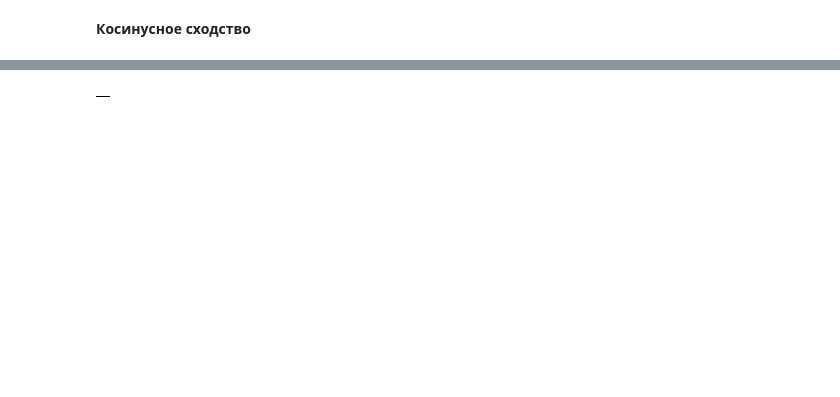
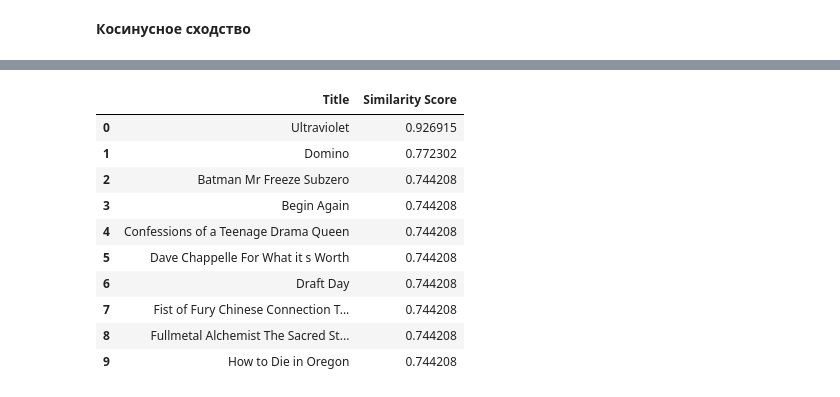
Before and after one commit to Aidar180406/ML_recommend, a Jupyter notebook: movies-recommendation-system.ipynb, the cells around one changed output, grey strips where cells are left out. Saved outputs shown, nothing was run; the diff lists cells and outputs as text; code cells hidden in the pictures; blank space fills up the shorter version.

```diff
--- a/movies-recommendation-system.ipynb
+++ b/movies-recommendation-system.ipynb
@@ -174,5 +271,4 @@ df=movie_data.copy()
 df.dropna(inplace=True)
 df.reset_index(drop=True,inplace=True)
 # %%
-df.drop(columns=["genres"],axis=1,inplace=True)
 df.drop(index=df[df["rating"]==0].index,inplace=True)
@@ -194,0 +301,11 @@ df.head()
+# %%
+def move_the_to_front(title):
+    if title.endswith(' The'):
+        return 'The ' + title[:-4]
+    if title.endswith(' A'):
+        return 'A ' + title[:-2]
+    if title.endswith(' An'):
+        return 'An ' + title[:-3]
+    return title
+
+df['title'] = df['title'].apply(move_the_to_front)
@@ -936,29 +1203,33 @@ users_pivot2
 # %%
-def recommend(movies_name):
-    if movies_name not in users_pivot2.index:
-        return f"Фильм '{movies_name}' не найден в базе рекомендаций."
+def recommend(movie_name):
+    if movie_name not in users_pivot2.index:
+        return f"Фильм '{movie_name}' не найден в базе рекомендаций."
 
-    index = np.where(users_pivot2.index == movies_name)[0][0]
-
-    similar_movies = sorted(list(enumerate(similarity_score[index])), key=lambda x: x[1], reverse=True)[1:11]
+    index = np.where(users_pivot2.index == movie_name)[0][0]
+    similar_movies = sorted(
+        list(enumerate(similarity_score[index])),
+        key=lambda x: x[1], reverse=True
+    )[1:11]
 
     data = []
-
     for i in similar_movies:
-        movie_title = users_pivot2.index[i[0]]
-        score = i[1]
-
-        temp_df = movies[movies['title'] == movie_title]
-
-        if not temp_df.empty:
-
-            data.append({
-                "Title": movie_title,
-                "Similarity Score": score
-            })
+        data.append({
+            "Title": users_pivot2.index[i[0]],
+            "Similarity Score": i[1]
+        })
 
     return pd.DataFrame(data)
 # %%
-recommend("10 000 BC 2008")
+recommend("10 000 BC")
 # %% [output]
-|  |
+|  | Title | Similarity Score |
+| 0 | Ultraviolet | 0.926915 |
+| 1 | Domino | 0.772302 |
+| 2 | Batman Mr Freeze Subzero | 0.744208 |
+| 3 | Begin Again | 0.744208 |
+| 4 | Confessions of a Teenage Drama Queen | 0.744208 |
+| 5 | Dave Chappelle For What it s Worth | 0.744208 |
+| 6 | Draft Day | 0.744208 |
+| 7 | Fist of Fury Chinese Connection T... | 0.744208 |
+| 8 | Fullmetal Alchemist The Sacred St... | 0.744208 |
+| 9 | How to Die in Oregon | 0.744208 |
```
Also changed, not shown: parts of 104 cells of this notebook.
